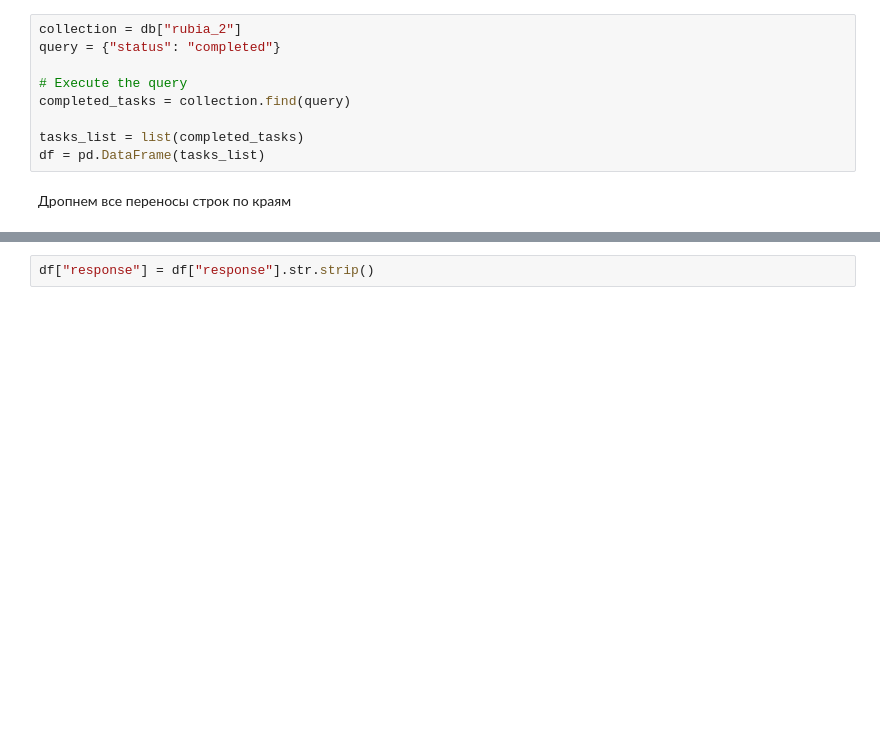
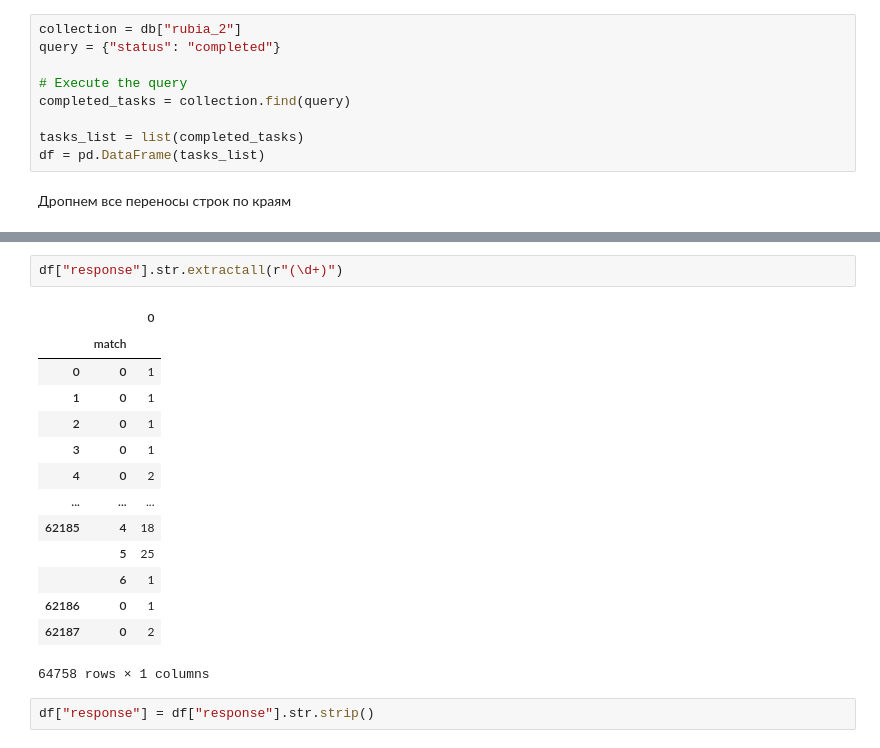
Before and after one commit to Akhmetov-VA/TrustVar, a Jupyter notebook: benchmark/notebooks/metrics.ipynb, the cells around one changed output, grey strips where cells are left out. Cells and saved outputs as stored; diff of their text form; blank space fills up the shorter version.

```diff
--- a/benchmark/notebooks/metrics.ipynb
+++ b/benchmark/notebooks/metrics.ipynb
@@ -33,3 +50,20 @@ df = pd.DataFrame(tasks_list)
+# %%
+df["response"].str.extractall(r"(\d+)")
+# %% [output]
+|  |  | 0 |
+|  | match |  |
+| 0 | 0 | 1 |
+| 1 | 0 | 1 |
+| 2 | 0 | 1 |
+| 3 | 0 | 1 |
+| 4 | 0 | 2 |
+| ... | ... | ... |
+| 62185 | 4 | 18 |
+|  | 5 | 25 |
+|  | 6 | 1 |
+| 62186 | 0 | 1 |
+| 62187 | 0 | 2 |
+64758 rows × 1 columns
 # %%
 df["response"] = df["response"].str.strip()
 # %% [markdown]
```
Also changed, not shown: parts of 12 cells of this notebook, 4 other files.
